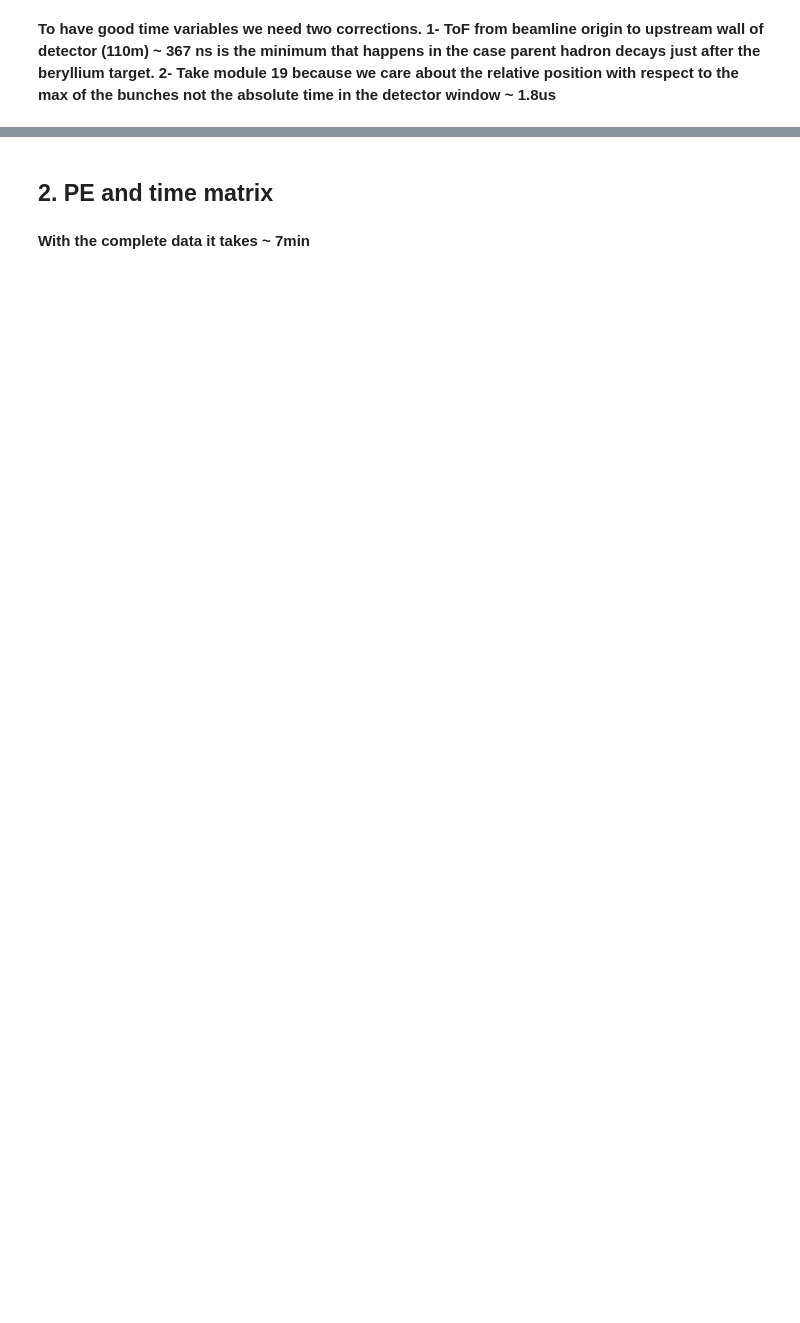
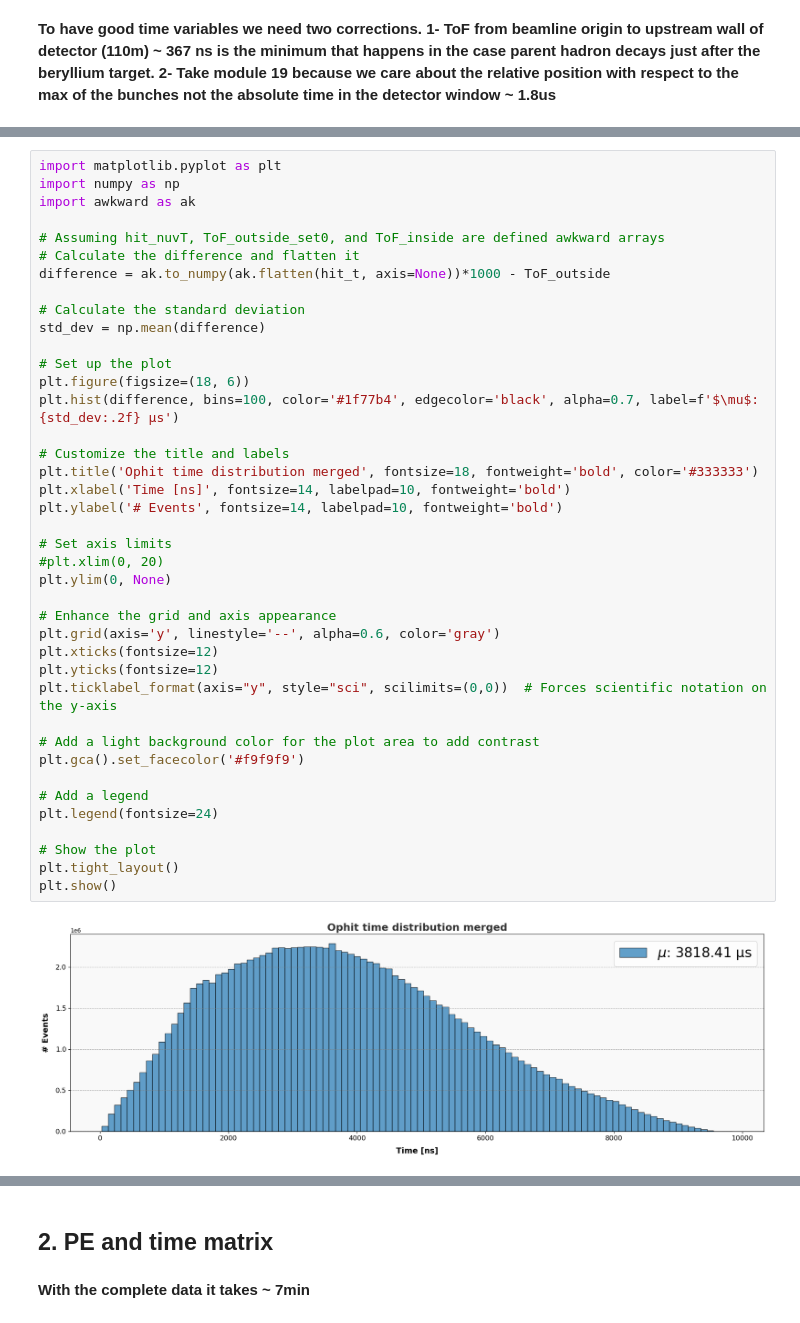
Before and after one commit to CIEMAT-Neutrino/AI_nuvT, a Jupyter notebook: 1_Preprocessing_&_2_PE_time_matrices.ipynb, the cells around one changed output, grey strips where cells are left out. Saved outputs shown, nothing was run; the diff lists cells and outputs as text; blank space fills up the shorter version.

```diff
--- a/1_Preprocessing_&_2_PE_time_matrices.ipynb
+++ b/1_Preprocessing_&_2_PE_time_matrices.ipynb
@@ -56,0 +76,42 @@ else:
+# %%
+import matplotlib.pyplot as plt
+import numpy as np
+import awkward as ak
+
+# Assuming hit_nuvT, ToF_outside_set0, and ToF_inside are defined awkward arrays
+# Calculate the difference and flatten it
+difference = ak.to_numpy(ak.flatten(hit_t, axis=None))*1000 - ToF_outside
+
+# Calculate the standard deviation
+std_dev = np.mean(difference)
+
+# Set up the plot
+plt.figure(figsize=(18, 6))
+plt.hist(difference, bins=100, color='#1f77b4', edgecolor='black', alpha=0.7, label=f'$\mu$: {std_dev:.2f} μs')
+
+# Customize the title and labels
+plt.title('Ophit time distribution merged', fontsize=18, fontweight='bold', color='#333333')
+plt.xlabel('Time [ns]', fontsize=14, labelpad=10, fontweight='bold')
+plt.ylabel('# Events', fontsize=14, labelpad=10, fontweight='bold')
+
+# Set axis limits
+#plt.xlim(0, 20)
+plt.ylim(0, None)
+
+# Enhance the grid and axis appearance
+plt.grid(axis='y', linestyle='--', alpha=0.6, color='gray')
+plt.xticks(fontsize=12)
+plt.yticks(fontsize=12)
+plt.ticklabel_format(axis="y", style="sci", scilimits=(0,0))  # Forces scientific notation on the y-axis
+
+# Add a light background color for the plot area to add contrast
+plt.gca().set_facecolor('#f9f9f9')
+
+# Add a legend
+plt.legend(fontsize=24)
+
+# Show the plot
+plt.tight_layout()
+plt.show()
+# %% [output]
+[figure, added]
```
Also changed, not shown: parts of 15 cells of this notebook, 3 other files.
